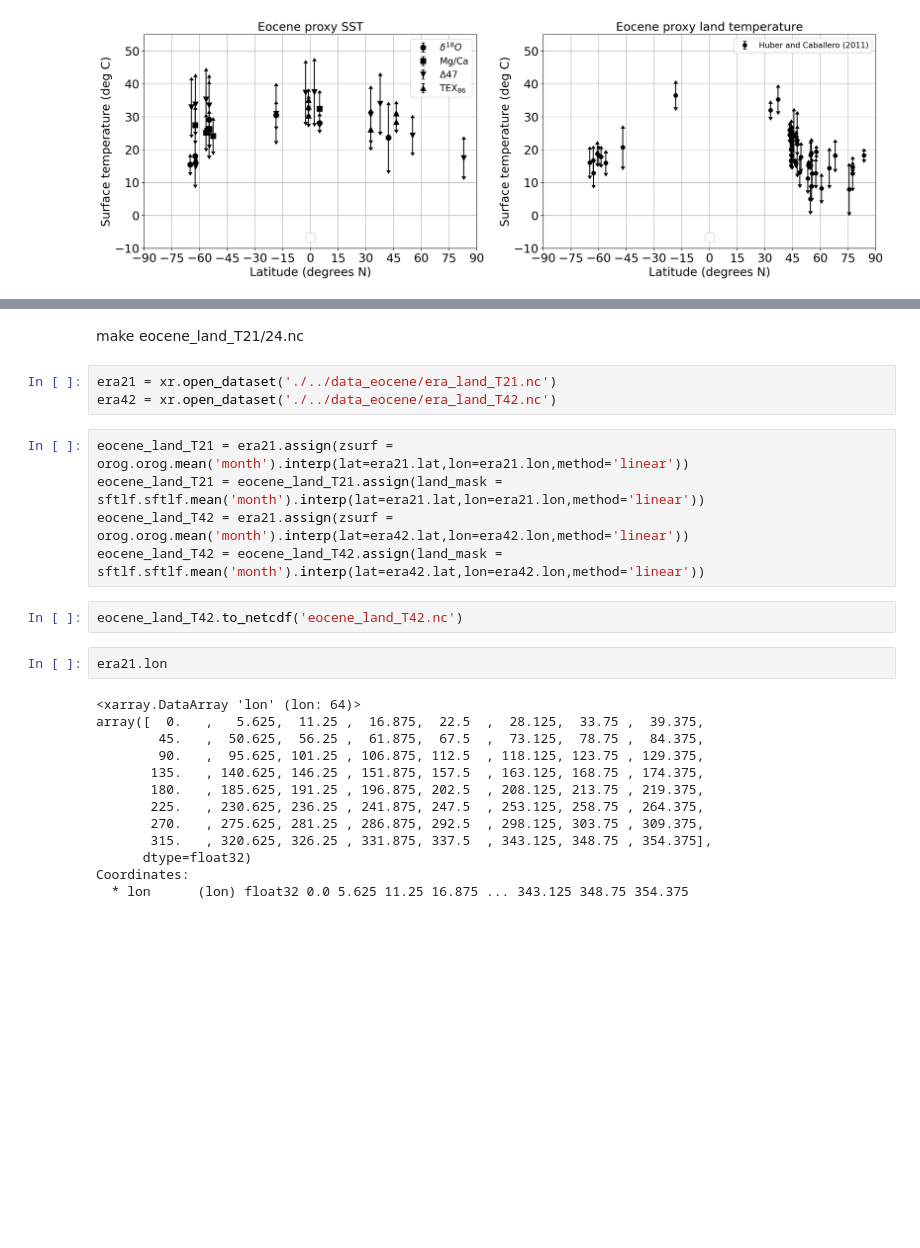
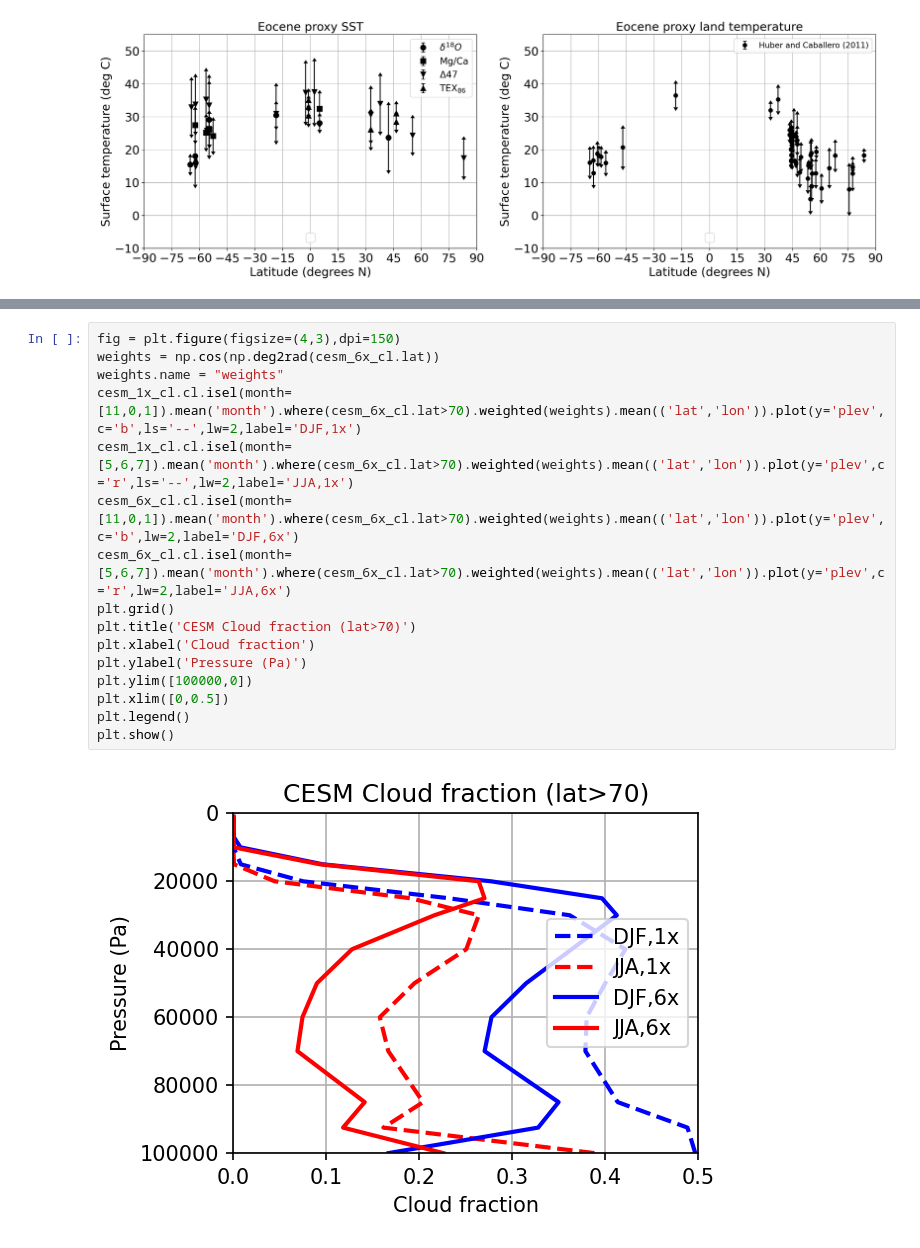
Before and after one commit to matthewjhenry/eocene, a Jupyter notebook: eocene_deepmip.ipynb, the cells around one changed output, grey strips where cells are left out. Drawn from its saved outputs; the diff is of its cells as text; blank space fills up the shorter version.

```diff
--- a/eocene_deepmip.ipynb
+++ b/eocene_deepmip.ipynb
@@ -634,27 +536,18 @@ ValueError: When on a regular grid with x.size = m and y.size = n, if z.ndim ==
-# %% [markdown]
-make eocene_land_T21/24.nc
-# %%
-era21 = xr.open_dataset('./../data_eocene/era_land_T21.nc')
-era42 = xr.open_dataset('./../data_eocene/era_land_T42.nc')
-# %%
-eocene_land_T21 = era21.assign(zsurf = orog.orog.mean('month').interp(lat=era21.lat,lon=era21.lon,method='linear'))
-eocene_land_T21 = eocene_land_T21.assign(land_mask = sftlf.sftlf.mean('month').interp(lat=era21.lat,lon=era21.lon,method='linear'))
-eocene_land_T42 = era21.assign(zsurf = orog.orog.mean('month').interp(lat=era42.lat,lon=era42.lon,method='linear'))
-eocene_land_T42 = eocene_land_T42.assign(land_mask = sftlf.sftlf.mean('month').interp(lat=era42.lat,lon=era42.lon,method='linear'))
-# %%
-eocene_land_T42.to_netcdf('eocene_land_T42.nc')
-# %%
-era21.lon
-# %% [output]
-<xarray.DataArray 'lon' (lon: 64)>
-array([  0.   ,   5.625,  11.25 ,  16.875,  22.5  ,  28.125,  33.75 ,  39.375,
-        45.   ,  50.625,  56.25 ,  61.875,  67.5  ,  73.125,  78.75 ,  84.375,
-        90.   ,  95.625, 101.25 , 106.875, 112.5  , 118.125, 123.75 , 129.375,
-       135.   , 140.625, 146.25 , 151.875, 157.5  , 163.125, 168.75 , 174.375,
-       180.   , 185.625, 191.25 , 196.875, 202.5  , 208.125, 213.75 , 219.375,
-       225.   , 230.625, 236.25 , 241.875, 247.5  , 253.125, 258.75 , 264.375,
-       270.   , 275.625, 281.25 , 286.875, 292.5  , 298.125, 303.75 , 309.375,
-       315.   , 320.625, 326.25 , 331.875, 337.5  , 343.125, 348.75 , 354.375],
-      dtype=float32)
-Coordinates:
-  * lon      (lon) float32 0.0 5.625 11.25 16.875 ... 343.125 348.75 354.375
+# %%
+fig = plt.figure(figsize=(4,3),dpi=150)
+weights = np.cos(np.deg2rad(cesm_6x_cl.lat))
+weights.name = "weights"
+cesm_1x_cl.cl.isel(month=[11,0,1]).mean('month').where(cesm_6x_cl.lat>70).weighted(weights).mean(('lat','lon')).plot(y='plev',c='b',ls='--',lw=2,label='DJF,1x')
+cesm_1x_cl.cl.isel(month=[5,6,7]).mean('month').where(cesm_6x_cl.lat>70).weighted(weights).mean(('lat','lon')).plot(y='plev',c='r',ls='--',lw=2,label='JJA,1x')
+cesm_6x_cl.cl.isel(month=[11,0,1]).mean('month').where(cesm_6x_cl.lat>70).weighted(weights).mean(('lat','lon')).plot(y='plev',c='b',lw=2,label='DJF,6x')
+cesm_6x_cl.cl.isel(month=[5,6,7]).mean('month').where(cesm_6x_cl.lat>70).weighted(weights).mean(('lat','lon')).plot(y='plev',c='r',lw=2,label='JJA,6x')
+plt.grid()
+plt.title('CESM Cloud fraction (lat>70)')
+plt.xlabel('Cloud fraction')
+plt.ylabel('Pressure (Pa)')
+plt.ylim([100000,0])
+plt.xlim([0,0.5])
+plt.legend()
+plt.show()
+# %% [output]
+[figure, added]
```
Also changed, not shown: parts of 16 cells of this notebook, 3 other files.
